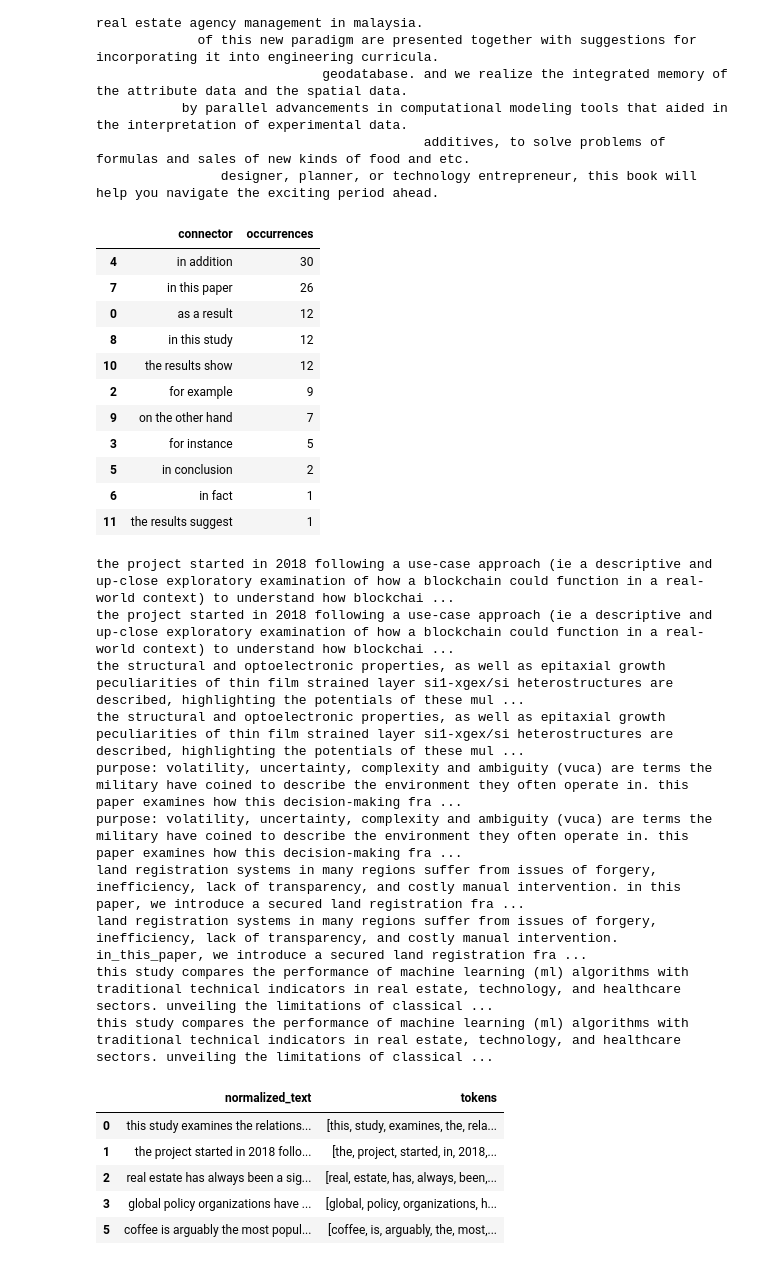
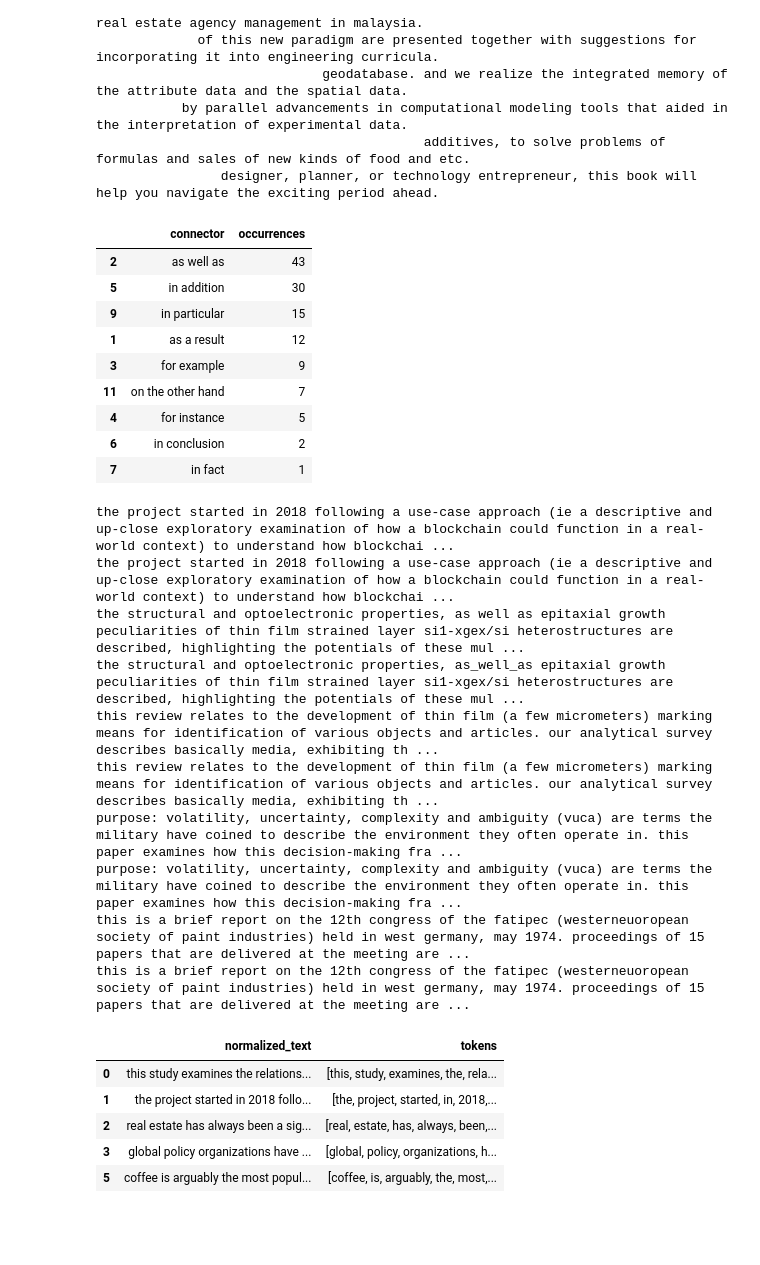
Before and after one commit to jdvelasq/classroom-vibecoding, a Jupyter notebook: implementation/predictiva/P202_tokenizacion/professor/notebook.ipynb, the cells around one changed output. Drawn from its saved outputs; the diff is of its cells as text; code cells hidden in the pictures; blank space fills up the shorter version.

```diff
--- a/implementation/predictiva/P202_tokenizacion/professor/notebook.ipynb
+++ b/implementation/predictiva/P202_tokenizacion/professor/notebook.ipynb
@@ -143,47 +143,45 @@ bim-gis semi-automatic prototype based on the depreciated reconstruction cost th
                                           additives, to solve problems of formulas and sales of new kinds of food and etc.
                 designer, planner, or technology entrepreneur, this book will help you navigate the exciting period ahead.
 # %%
-# Se presentan algunos conectores que aparecen en el corpus para conservar expresiones de varias palabras como una sola unidad.
+# Se presentan conectores discursivos de varias palabras que aparecen en el corpus; son expresiones generales del inglés y no fórmulas retóricas de abstracts.
 
 selected_connectors = [
+    "as a consequence",
     "as a result",
-    "as a consequence",
+    "as well as",
     "for example",
     "for instance",
     "in addition",
     "in conclusion",
     "in fact",
-    "in this paper",
-    "in this study",
+    "in other words",
+    "in particular",
+    "in summary",
     "on the other hand",
-    "the results show",
-    "the results suggest",
 ]
 
 connector_counts = pd.DataFrame(
     {
         "connector": selected_connectors,
         "occurrences": [
             dataframe["normalized_text"].str.count(r"\b" + connector + r"\b").sum()
             for connector in selected_connectors
         ],
     }
 ).query("occurrences > 0")
 
 connector_counts.sort_values("occurrences", ascending=False)
 # %% [output]
 |  | connector | occurrences |
-| 4 | in addition | 30 |
-| 7 | in this paper | 26 |
-| 0 | as a result | 12 |
-| 8 | in this study | 12 |
-| 10 | the results show | 12 |
-| 2 | for example | 9 |
-| 9 | on the other hand | 7 |
-| 3 | for instance | 5 |
-| 5 | in conclusion | 2 |
-| 6 | in fact | 1 |
-| 11 | the results suggest | 1 |
+| 2 | as well as | 43 |
+| 5 | in addition | 30 |
+| 9 | in particular | 15 |
+| 1 | as a result | 12 |
+| 3 | for example | 9 |
+| 11 | on the other hand | 7 |
+| 4 | for instance | 5 |
+| 6 | in conclusion | 2 |
+| 7 | in fact | 1 |
 # %%
 # Se marcan los conectores sin eliminarlos todavía para que la etapa posterior pueda decidir si conservan o no valor analítico.
 
@@ -208,10 +206,10 @@ for _, row in connector_evidence.iterrows():
 the project started in 2018 following a use-case approach (ie a descriptive and up-close exploratory examination of how a blockchain could function in a real-world context) to understand how blockchai ...
 the project started in 2018 following a use-case approach (ie a descriptive and up-close exploratory examination of how a blockchain could function in a real-world context) to understand how blockchai ...
 the structural and optoelectronic properties, as well as epitaxial growth peculiarities of thin film strained layer si1-xgex/si heterostructures are described, highlighting the potentials of these mul ...
-the structural and optoelectronic properties, as well as epitaxial growth peculiarities of thin film strained layer si1-xgex/si heterostructures are described, highlighting the potentials of these mul ...
+the structural and optoelectronic properties, as_well_as epitaxial growth peculiarities of thin film strained layer si1-xgex/si heterostructures are described, highlighting the potentials of these mul ...
+this review relates to the development of thin film (a few micrometers) marking means for identification of various objects and articles. our analytical survey describes basically media, exhibiting th ...
+this review relates to the development of thin film (a few micrometers) marking means for identification of various objects and articles. our analytical survey describes basically media, exhibiting th ...
 purpose: volatility, uncertainty, complexity and ambiguity (vuca) are terms the military have coined to describe the environment they often operate in. this paper examines how this decision-making fra ...
 purpose: volatility, uncertainty, complexity and ambiguity (vuca) are terms the military have coined to describe the environment they often operate in. this paper examines how this decision-making fra ...
-land registration systems in many regions suffer from issues of forgery, inefficiency, lack of transparency, and costly manual intervention. in this paper, we introduce a secured land registration fra ...
-land registration systems in many regions suffer from issues of forgery, inefficiency, lack of transparency, and costly manual intervention. in_this_paper, we introduce a secured land registration fra ...
-this study compares the performance of machine learning (ml) algorithms with traditional technical indicators in real estate, technology, and healthcare sectors. unveiling the limitations of classical ...
-this study compares the performance of machine learning (ml) algorithms with traditional technical indicators in real estate, technology, and healthcare sectors. unveiling the limitations of classical ...
+this is a brief report on the 12th congress of the fatipec (westerneuoropean society of paint industries) held in west germany, may 1974. proceedings of 15 papers that are delivered at the meeting are ...
+this is a brief report on the 12th congress of the fatipec (westerneuoropean society of paint industries) held in west germany, may 1974. proceedings of 15 papers that are delivered at the meeting are ...
```
Also changed, not shown: parts of 2 cells of this notebook, 4 other files.
